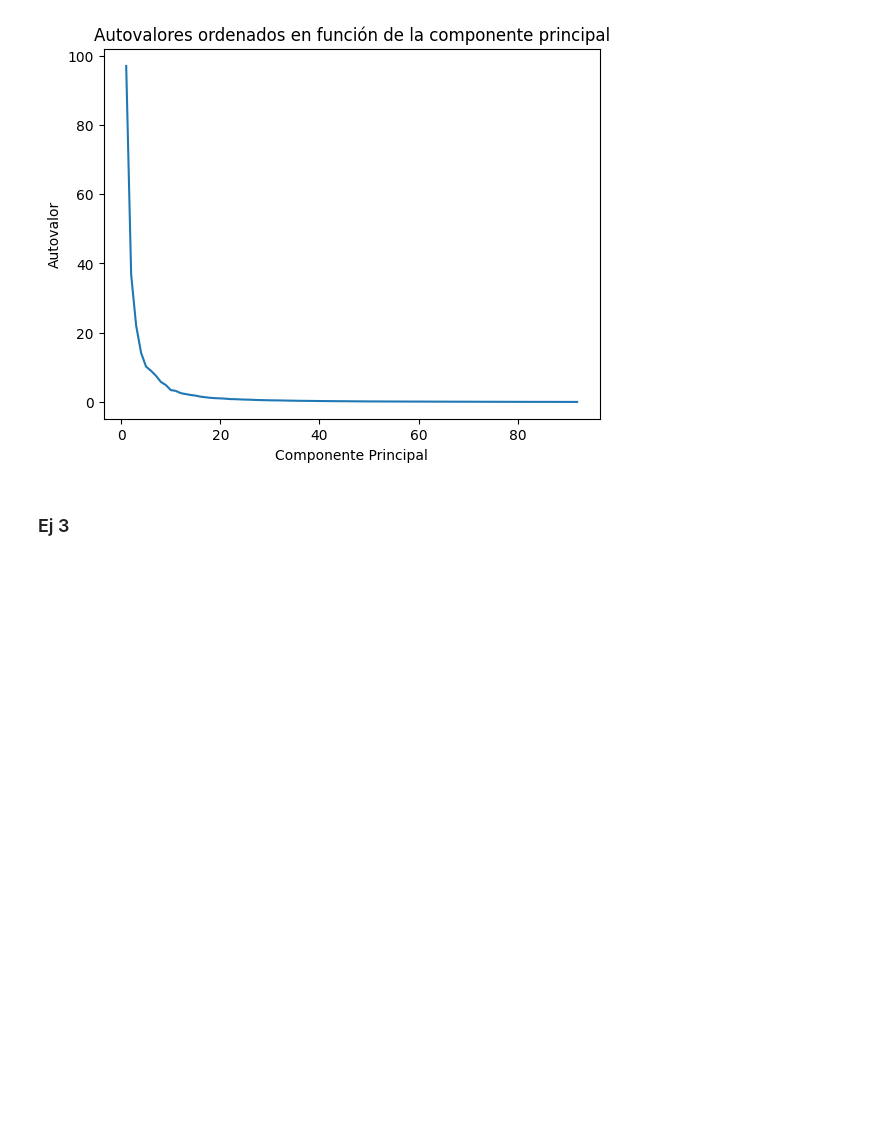
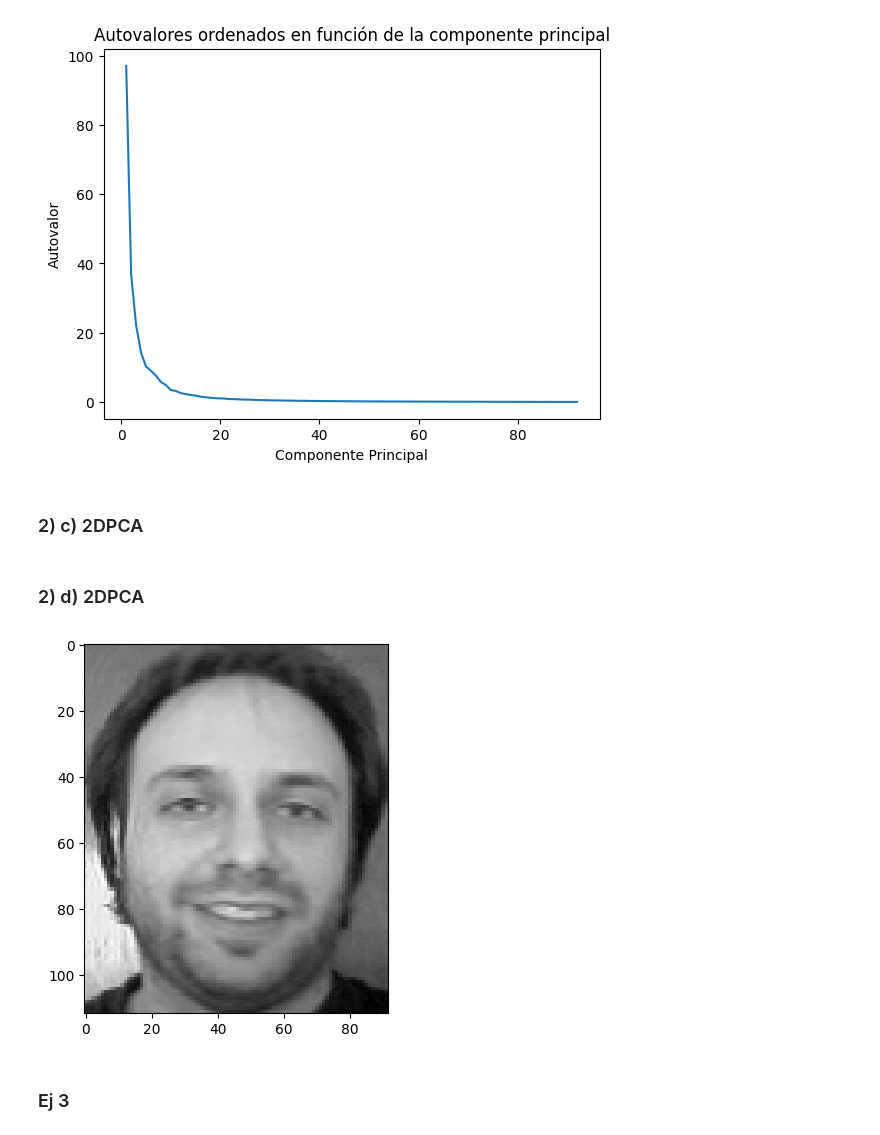
Before and after one commit to fedesassone/1c-2023-metodos-tp2, a Jupyter notebook: docs/ej1.ipynb, the cells around one changed output. Drawn from its saved outputs; the diff is of its cells as text; code cells hidden in the pictures; blank space fills up the shorter version.

```diff
--- a/docs/ej1.ipynb
+++ b/docs/ej1.ipynb
@@ -236,3 +228,14 @@ for i in range(v.shape[1]):
+# %%
+# Cargo autovalores y autovectores
+l_G = np.loadtxt("../tests/2dpca_g.txt_autovalores.out", dtype='f', delimiter=' ')
+v_G = np.loadtxt("../tests/2dpca_g.txt_autovectores.out", dtype='f', delimiter=' ', usecols=range(G.shape[0]))
+v_G_transpose = v_G.T
+
+# normalizo cada autovector
+num_autovectores = v_G.shape[1]
+for i in range(num_autovectores):
+    norm = np.linalg.norm(v_G[:, i])
+    v_G[:, i] /= norm
 # %% [markdown]
 ### 2) b) 2DPCA
 # %%
@@ -244,3 +247,5 @@ plt.title('Autovalores ordenados en función de la componente principal')
 plt.show()
 # %% [output]
 [figure]
+# %% [markdown]
+### 2) c) 2DPCA
@@ -247,2 +254,24 @@ plt.show()
+# %% [markdown]
+### 2) d) 2DPCA
+# %%
+# feat_vecs de cada imagen
+feature_vectors = imgs[0] @ v_G
+# Son equivalentes estas dos
+# A = imgs[x]
+A = feature_vectors @ (v_G.T)
+
+# Luego, el producto de arriba se puede descomponer como el producto externo
+# Aca entran las k componentes.
+k = 50
+
+A_2 = np.zeros_like(A)
+for j in range(k):
+    A_2 += np.outer(feature_vectors[:,j], (v_G[:,j]).T)
+
+
+plt.imshow(A_2, cmap='gray')
+plt.show()
+# %% [output]
+[figure, added]
 # %% [markdown]
 ### Ej 3
```
Also changed, not shown: parts of 10 cells of this notebook, 3 other files.
